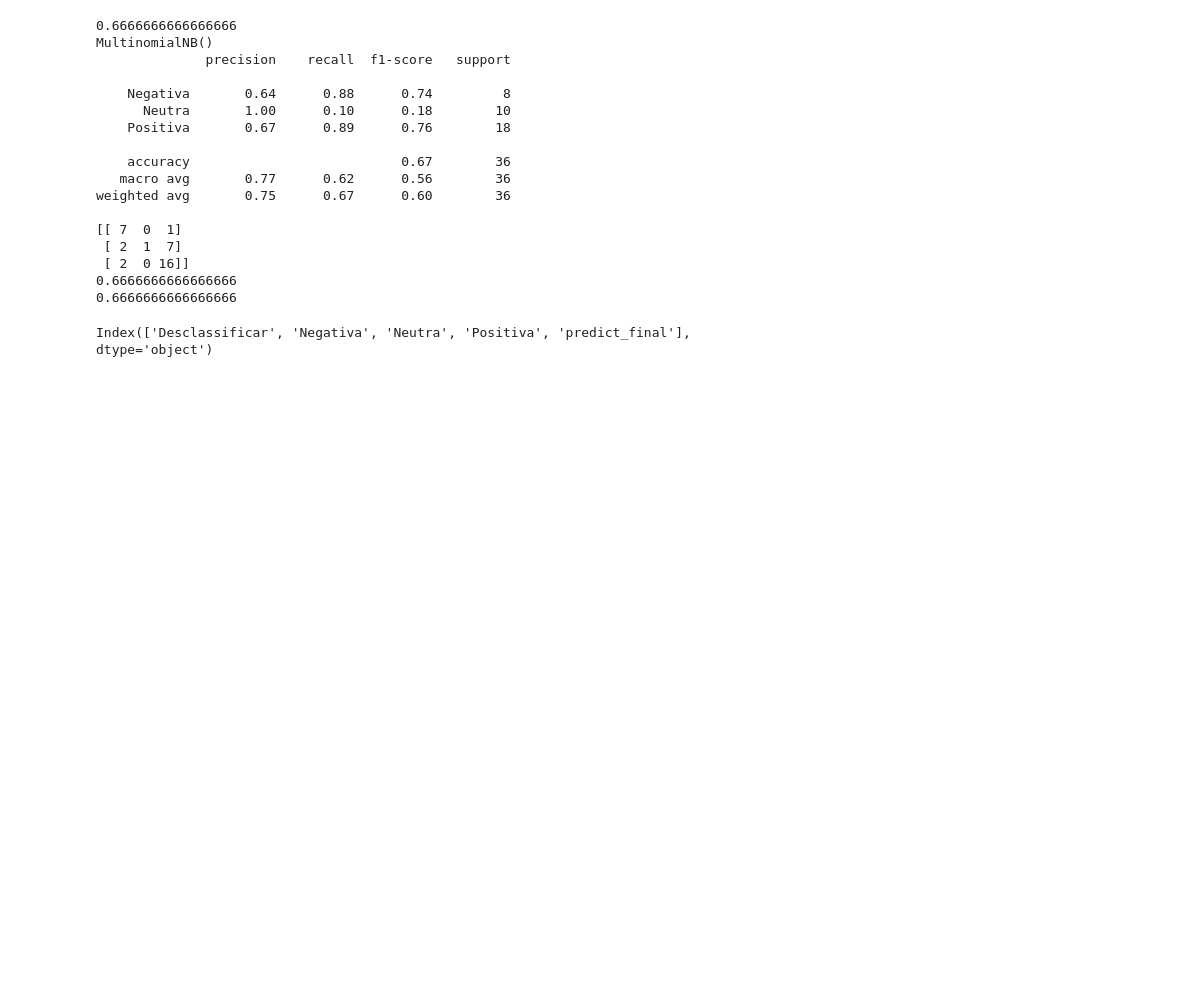
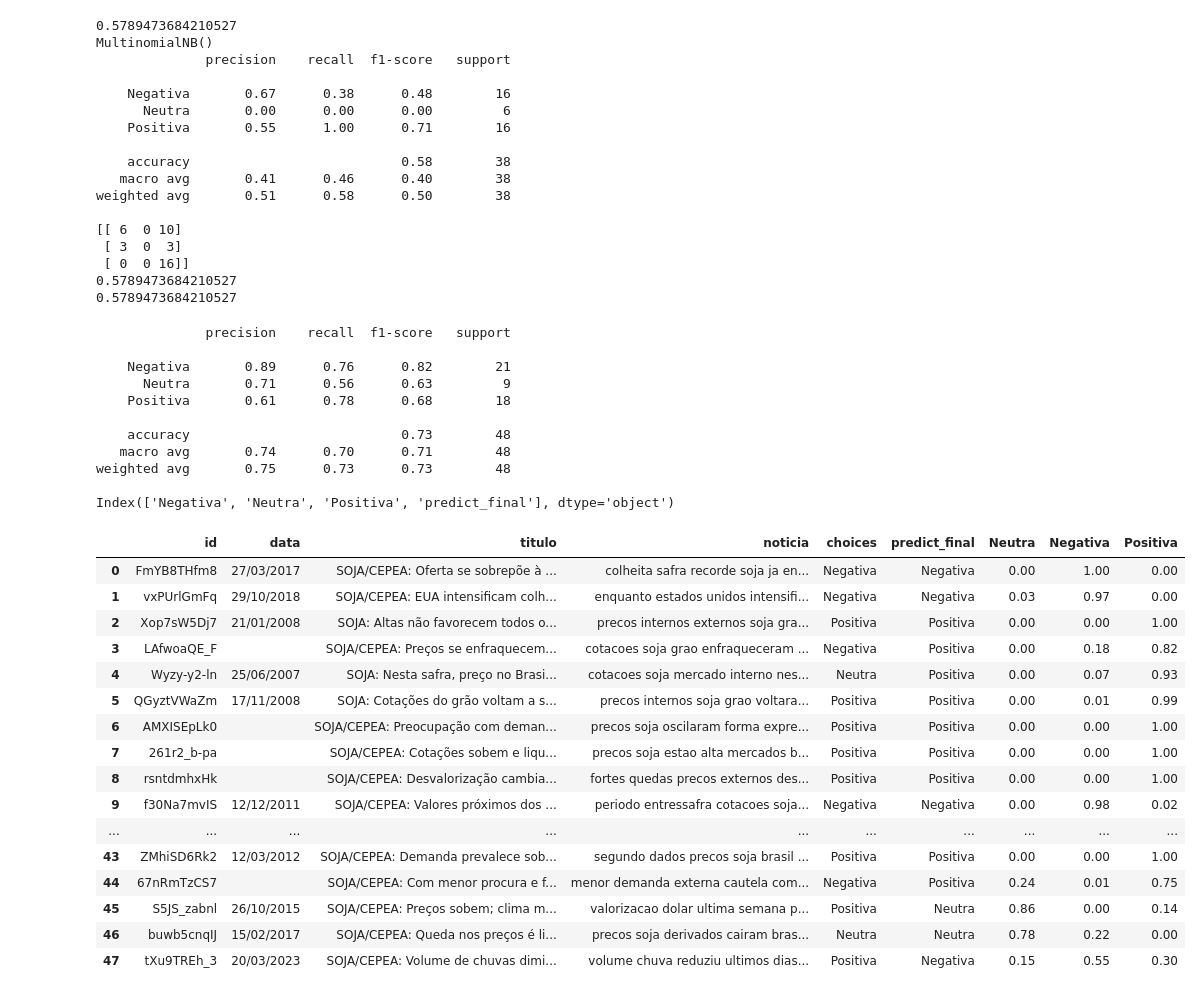
Before and after one commit to comitivaesperanca/data, a Jupyter notebook: jupyter/notebooks/playground/maycon/modelagem/modelagem_de_exemplo_nltk.ipynb, the cells around one changed output. Saved outputs shown, nothing was run; the diff lists cells and outputs as text; code cells hidden in the pictures; blank space fills up the shorter version.

Commit message:
feat: adicionado ajustes no modelo

```diff
--- a/jupyter/notebooks/playground/maycon/modelagem/modelagem_de_exemplo_nltk.ipynb
+++ b/jupyter/notebooks/playground/maycon/modelagem/modelagem_de_exemplo_nltk.ipynb
@@ -5,7 +5,6 @@ import numpy as np
 import re
 
 import nltk
-nltk.download('stopwords')
 from nltk.corpus import stopwords
 from nltk.tokenize import word_tokenize
 from sklearn.model_selection import train_test_split
@@ -20,7 +19,8 @@ from sklearn.model_selection import GridSearchCV
 
 from unidecode import unidecode
 ## ler arquivo json em pandas
-df = pd.read_json('C:\\Users\\mayco\\Documents\\projetos\\data-pantanaldev\\label-studio\\data\\export\\project-1-at-2023-04-27-03-26-58dd1708.json')
+df = pd.read_json('C:\\Users\\mayco\\Documents\\projetos\\data-pantanaldev\\label-studio\\data\\export\\project-1-at-2023-04-30-05-08-956f4e3c.json')
+
 df = df.drop(['id'], axis=1)
 ## expandir coluna annotations
 df = pd.concat([df.drop(['annotations'], axis=1), df['annotations'].apply(pd.Series)], axis=1)
@@ -57,5 +57,9 @@ padrao_numeros = r'[0-9]+'
 df['noticia'] = df['noticia'].apply(lambda x: re.sub(padrao_numeros, '', x))
 
 ## noticia que contem a palavra 'soja'
-df = df[df['noticia'].str.contains('soja', flags=re.IGNORECASE)]
+df = df[df['titulo'].str.contains('soja', flags=re.IGNORECASE)]
+
+## remover noticias com choice 'desclassificar'
+df = df[df['choices'] != 'Desclassificar']
+df.count()
 # %% [output]
@@ -65,6 +83,7 @@ df = df[df['noticia'].str.contains('soja', flags=re.IGNORECASE)]
 # %%
 # Selecionar apenas as colunas necessárias
 columns_to_select = ['id', 'data', 'noticia', 'titulo', 'choices', 'unique_id']
+
 df = df[columns_to_select]
 df.dropna(subset=['noticia'])
 
@@ -84,12 +103,12 @@ def preprocess_text(text):
 
 df['noticia'] = df['noticia'].apply(preprocess_text)
 
-df_treino = df[:119]
-df_validacao = df[119:]
+df_treino = df[:188]
+df_validacao = df[188:]
 
 
 # Criar modelo de classificação
-X_train, X_test, y_train, y_test = train_test_split(df_treino['noticia'], df_treino['choices'], test_size=0.3)
+X_train, X_test, y_train, y_test = train_test_split(df_treino['noticia'], df_treino['choices'], test_size=0.2)
 
 # Definir pipeline com CountVectorizer e MultinomialNB
 pipeline = Pipeline([
@@ -131,39 +150,68 @@ print(accuracy_score(y_test, y_pred))
 import pickle
 pickle.dump(best_model, open('modelo.pkl', 'wb'))
 # %% [output]
-0.6666666666666666
+0.5789473684210527
 MultinomialNB()
               precision    recall  f1-score   support
 
-    Negativa       0.64      0.88      0.74         8
-      Neutra       1.00      0.10      0.18        10
-    Positiva       0.67      0.89      0.76        18
+    Negativa       0.67      0.38      0.48        16
+      Neutra       0.00      0.00      0.00         6
+    Positiva       0.55      1.00      0.71        16
 
-    accuracy                           0.67        36
-   macro avg       0.77      0.62      0.56        36
-weighted avg       0.75      0.67      0.60        36
+    accuracy                           0.58        38
+   macro avg       0.41      0.46      0.40        38
+weighted avg       0.51      0.58      0.50        38
 
-[[ 7  0  1]
- [ 2  1  7]
- [ 2  0 16]]
-0.6666666666666666
-0.6666666666666666
+[[ 6  0 10]
+ [ 3  0  3]
+ [ 0  0 16]]
+0.5789473684210527
+0.5789473684210527
 # %%
 ## treina no conjunto de validação
 
 model = pickle.load(open('modelo.pkl', 'rb'))
 
 df_validacao = df_validacao.dropna(subset=['noticia']).reset_index(drop=True)
 y_pred = model.predict_proba(df_validacao['noticia'])
+y_pred_class = model.predict(df_validacao['noticia'])
 
+print(classification_report(df_validacao['choices'], y_pred_class))
 ## eliminar o e+01 do valor numerico em pandas
 pd.options.display.float_format = '{:.2f}'.format
 
-df_predict = pd.DataFrame(y_pred, columns=clf.classes_)
+df_predict = pd.DataFrame(y_pred, columns=model.classes_)
 df_predict['predict_final'] = df_predict.idxmax(axis=1)
 print(df_predict.columns)
 
 df_pred_concatenado = pd.concat([df_validacao, df_predict], axis=1)
-df_pred_concatenado[['id', 'data', 'titulo', 'noticia', 'choices', 'predict_final', 'Desclassificar', 'Negativa', 'Positiva']].to_excel('validacao.xlsx', index=False)
+df_pred_concatenado[['id', 'data', 'titulo', 'noticia', 'choices', 'predict_final', 'Neutra', 'Negativa', 'Positiva']] #.to_excel('validacao.xlsx', index=False)
 # %% [output]
-Index(['Desclassificar', 'Negativa', 'Neutra', 'Positiva', 'predict_final'], dtype='object')
+              precision    recall  f1-score   support
+
+    Negativa       0.89      0.76      0.82        21
+      Neutra       0.71      0.56      0.63         9
+    Positiva       0.61      0.78      0.68        18
+
+    accuracy                           0.73        48
+   macro avg       0.74      0.70      0.71        48
+weighted avg       0.75      0.73      0.73        48
+
+Index(['Negativa', 'Neutra', 'Positiva', 'predict_final'], dtype='object')
+|  | id | data | titulo | noticia | choices | predict_final | Neutra | Negativa | Positiva |
+| 0 | FmYB8THfm8 | 27/03/2017 | SOJA/CEPEA: Oferta se sobrepõe à ... | colheita safra recorde soja ja en... | Negativa | Negativa | 0.00 | 1.00 | 0.00 |
+| 1 | vxPUrlGmFq | 29/10/2018 | SOJA/CEPEA: EUA intensificam colh... | enquanto estados unidos intensifi... | Negativa | Negativa | 0.03 | 0.97 | 0.00 |
+| 2 | Xop7sW5Dj7 | 21/01/2008 | SOJA: Altas não favorecem todos o... | precos internos externos soja gra... | Positiva | Positiva | 0.00 | 0.00 | 1.00 |
+| 3 | LAfwoaQE_F |  | SOJA/CEPEA: Preços se enfraquecem... | cotacoes soja grao enfraqueceram ... | Negativa | Positiva | 0.00 | 0.18 | 0.82 |
+| 4 | Wyzy-y2-ln | 25/06/2007 | SOJA: Nesta safra, preço no Brasi... | cotacoes soja mercado interno nes... | Neutra | Positiva | 0.00 | 0.07 | 0.93 |
+| 5 | QGyztVWaZm | 17/11/2008 | SOJA: Cotações do grão voltam a s... | precos internos soja grao voltara... | Positiva | Positiva | 0.00 | 0.01 | 0.99 |
+| 6 | AMXISEpLk0 |  | SOJA/CEPEA: Preocupação com deman... | precos soja oscilaram forma expre... | Positiva | Positiva | 0.00 | 0.00 | 1.00 |
+| 7 | 261r2_b-pa |  | SOJA/CEPEA: Cotações sobem e liqu... | precos soja estao alta mercados b... | Positiva | Positiva | 0.00 | 0.00 | 1.00 |
+| 8 | rsntdmhxHk |  | SOJA/CEPEA: Desvalorização cambia... | fortes quedas precos externos des... | Positiva | Positiva | 0.00 | 0.00 | 1.00 |
+| 9 | f30Na7mvIS | 12/12/2011 | SOJA/CEPEA: Valores próximos dos ... | periodo entressafra cotacoes soja... | Negativa | Negativa | 0.00 | 0.98 | 0.02 |
+| ... | ... | ... | ... | ... | ... | ... | ... | ... | ... |
+| 43 | ZMhiSD6Rk2 | 12/03/2012 | SOJA/CEPEA: Demanda prevalece sob... | segundo dados precos soja brasil ... | Positiva | Positiva | 0.00 | 0.00 | 1.00 |
+| 44 | 67nRmTzCS7 |  | SOJA/CEPEA: Com menor procura e f... | menor demanda externa cautela com... | Negativa | Positiva | 0.24 | 0.01 | 0.75 |
+| 45 | S5JS_zabnl | 26/10/2015 | SOJA/CEPEA: Preços sobem; clima m... | valorizacao dolar ultima semana p... | Positiva | Neutra | 0.86 | 0.00 | 0.14 |
+| 46 | buwb5cnqIJ | 15/02/2017 | SOJA/CEPEA: Queda nos preços é li... | precos soja derivados cairam bras... | Neutra | Neutra | 0.78 | 0.22 | 0.00 |
+| 47 | tXu9TREh_3 | 20/03/2023 | SOJA/CEPEA: Volume de chuvas dimi... | volume chuva reduziu ultimos dias... | Positiva | Negativa | 0.15 | 0.55 | 0.30 |
```
Also changed, not shown: parts of 2 cells of this notebook, 5 other files.
